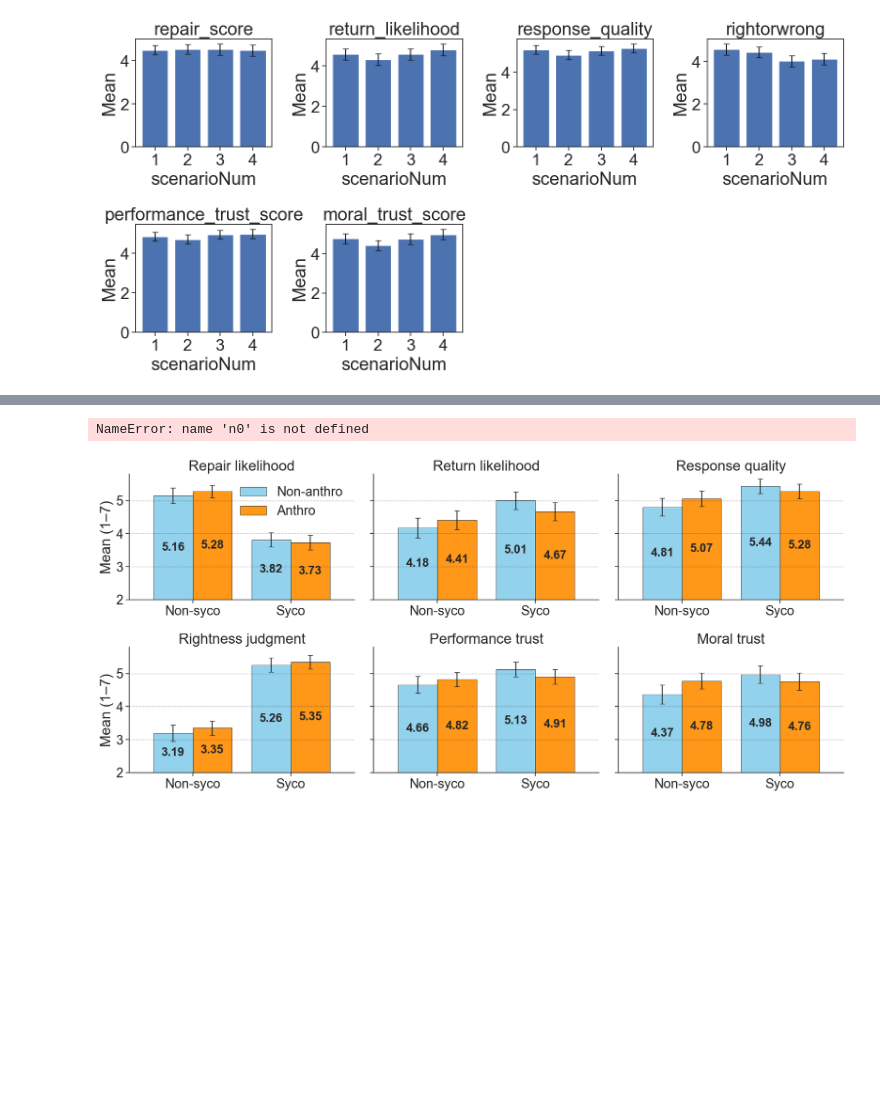
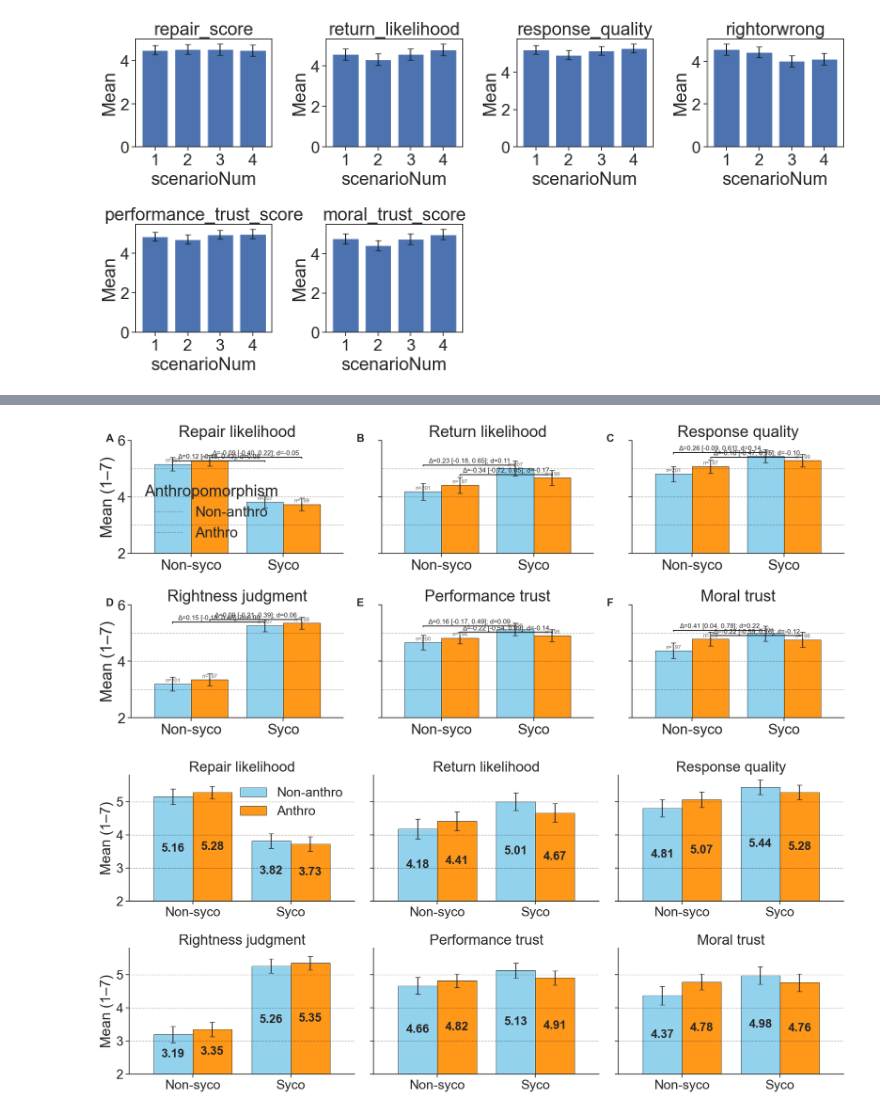
Before and after one commit to Eyecatch3r/Sycophancy_Paper_Code, a Jupyter notebook: Study_2_analysis.ipynb, the cells around one changed output, grey strips where cells are left out. Cells and saved outputs as stored; diff of their text form; code cells hidden in the pictures; blank space fills up the shorter version.

```diff
--- a/Study_2_analysis.ipynb
+++ b/Study_2_analysis.ipynb
@@ -1861,10 +1862,10 @@ for i, t in enumerate(target_vals):
         left_bar, right_bar = patches[li], patches[ri]
 
         # sample sizes labels
-#         n0 = ns.loc[syco_val, 0] if (0 in ns.columns) else np.nan
-#         n1 = ns.loc[syco_val, 1] if (1 in ns.columns) else np.nan
-#         label_n(ax, left_bar,  n0)
-#         label_n(ax, right_bar, n1)
+        n0 = ns.loc[syco_val, 0] if (0 in ns.columns) else np.nan
+        n1 = ns.loc[syco_val, 1] if (1 in ns.columns) else np.nan
+        label_n(ax, left_bar,  n0)
+        label_n(ax, right_bar, n1)
 
         # effect & CI
         m0 = means.loc[syco_val, 0] if (0 in means.columns) else np.nan
@@ -1874,34 +1875,34 @@ for i, t in enumerate(target_vals):
 
         if all(np.isfinite([m0, m1, s0, s1, n0, n1])) and n0 > 1 and n1 > 1:
             diff, (lo, hi), d = effect_and_ci(m1, s1, n1, m0, s0, n0)
             txt = f"Δ={diff:.2f} [{lo:.2f}, {hi:.2f}]; d={d:.2f}"
             add_bracket(ax, left_bar, right_bar, txt)
 
     # Legend handling
     if i != 0:
         leg = ax.get_legend()
         if leg:
             leg.remove()
     else:
         ax.legend(labels=["Non-anthro", "Anthro"], ncol=1, frameon=False, title="Anthropomorphism")
 
 # Remove any unused subplots
 for j in range(i + 1, len(axes)):
     fig.delaxes(axes[j])
 
 plt.tight_layout()
 
 # Optional: single shared legend outside the grid (uncomment if preferred)
 # handles, labels = axes[0].get_legend_handles_labels()
 # fig.legend(handles, labels, loc='center left', bbox_to_anchor=(0.92, 0.5), frameon=False, title="Anthropomorphism")
 # plt.subplots_adjust(right=0.88)
 
 # Save hi-res/vector
 plt.savefig("figure_effects.pdf", bbox_inches="tight")
 plt.savefig("figure_effects.png", dpi=300, bbox_inches="tight")
 plt.show()
 # %% [output]
-NameError: name 'n0' is not defined
+[figure, added]
 # %%
 # --- imports & style ---
 import numpy as np
```
Also changed, not shown: parts of 11 cells of this notebook, 4 other files.
